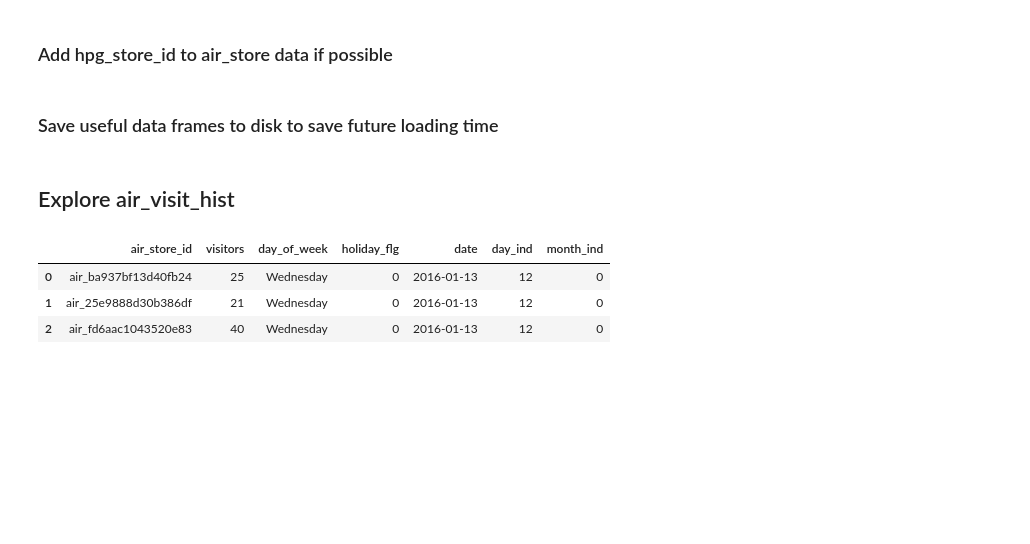
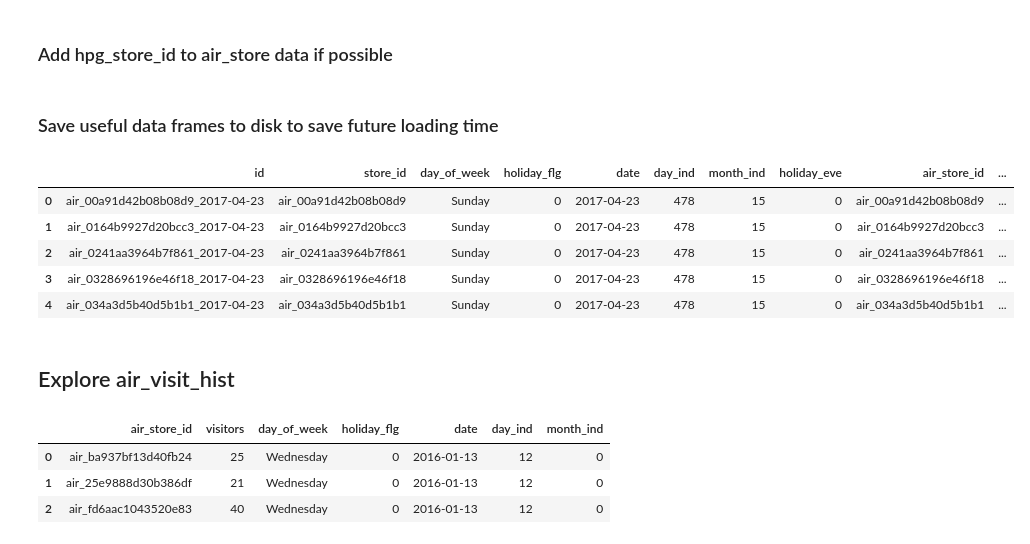
Before and after one commit to anhualin/MyLearning, a Jupyter notebook: Kaggle/Recruit_Holding/EDA1.ipynb, the cells around one changed output. Cells and saved outputs as stored; diff of their text form; code cells hidden in the pictures; blank space fills up the shorter version.

Commit message:
submission1

```diff
--- a/Kaggle/Recruit_Holding/EDA1.ipynb
+++ b/Kaggle/Recruit_Holding/EDA1.ipynb
@@ -45,6 +45,17 @@ date_info['date'] = date_info.apply(lambda r: datetime.strptime(r['calendar_date
 date_info['day_ind'] = date_info.apply(lambda r: (r['date'] - day1).days, axis=1)
 
 date_info['month_ind'] = date_info.apply(lambda r: r['date'].month - 1 if r['date'].year == 2016 else r['date'].month + 11, axis=1)
+
+date_cp = date_info.copy()
+date_info['next_day_ind'] = date_info['day_ind'] + 1
+date_info = date_info.merge(date_cp, how='left', left_on='next_day_ind', right_on='day_ind', suffixes=['', '_r'])
+
+date_info['holiday_eve'] = date_info.apply(lambda r: 1 if r['holiday_flg'] == 0 and r['holiday_flg_r'] == 1
+                                           and r['day_of_week'] != 'Saturday'
+                                           and r['day_of_week'] != 'Sunday' else 0, axis=1)
+
+date_info.drop(['calendar_date_r', 'day_of_week_r', 'holiday_flg_r', 'date_r', 'day_ind_r', 'month_ind_r', 'next_day_ind'], axis=1,
+              inplace=True)
 # %% [markdown]
 ### aggregate air_reserve and hpg_reserve by date, append date related information to various datesets
 # %%
@@ -113,6 +124,15 @@ DFS = {'air_reserve': air_reserve, 'air_reserve_day': air_reserve_day, 'hpg_rese
       'store_id_relation': store_id_relation}
 
 pickle.dump(DFS, open(data_dir + '/DFS.p', 'wb'))
+# %%
+sample_submission.head()
+# %% [output]
+|  | id | store_id | day_of_week | holiday_flg | date | day_ind | month_ind | holiday_eve | air_store_id | ... |
+| 0 | air_00a91d42b08b08d9_2017-04-23 | air_00a91d42b08b08d9 | Sunday | 0 | 2017-04-23 | 478 | 15 | 0 | air_00a91d42b08b08d9 | ... |
+| 1 | air_0164b9927d20bcc3_2017-04-23 | air_0164b9927d20bcc3 | Sunday | 0 | 2017-04-23 | 478 | 15 | 0 | air_0164b9927d20bcc3 | ... |
+| 2 | air_0241aa3964b7f861_2017-04-23 | air_0241aa3964b7f861 | Sunday | 0 | 2017-04-23 | 478 | 15 | 0 | air_0241aa3964b7f861 | ... |
+| 3 | air_0328696196e46f18_2017-04-23 | air_0328696196e46f18 | Sunday | 0 | 2017-04-23 | 478 | 15 | 0 | air_0328696196e46f18 | ... |
+| 4 | air_034a3d5b40d5b1b1_2017-04-23 | air_034a3d5b40d5b1b1 | Sunday | 0 | 2017-04-23 | 478 | 15 | 0 | air_034a3d5b40d5b1b1 | ... |
 # %% [markdown]
 ## Explore air_visit_hist
 # %%
```
